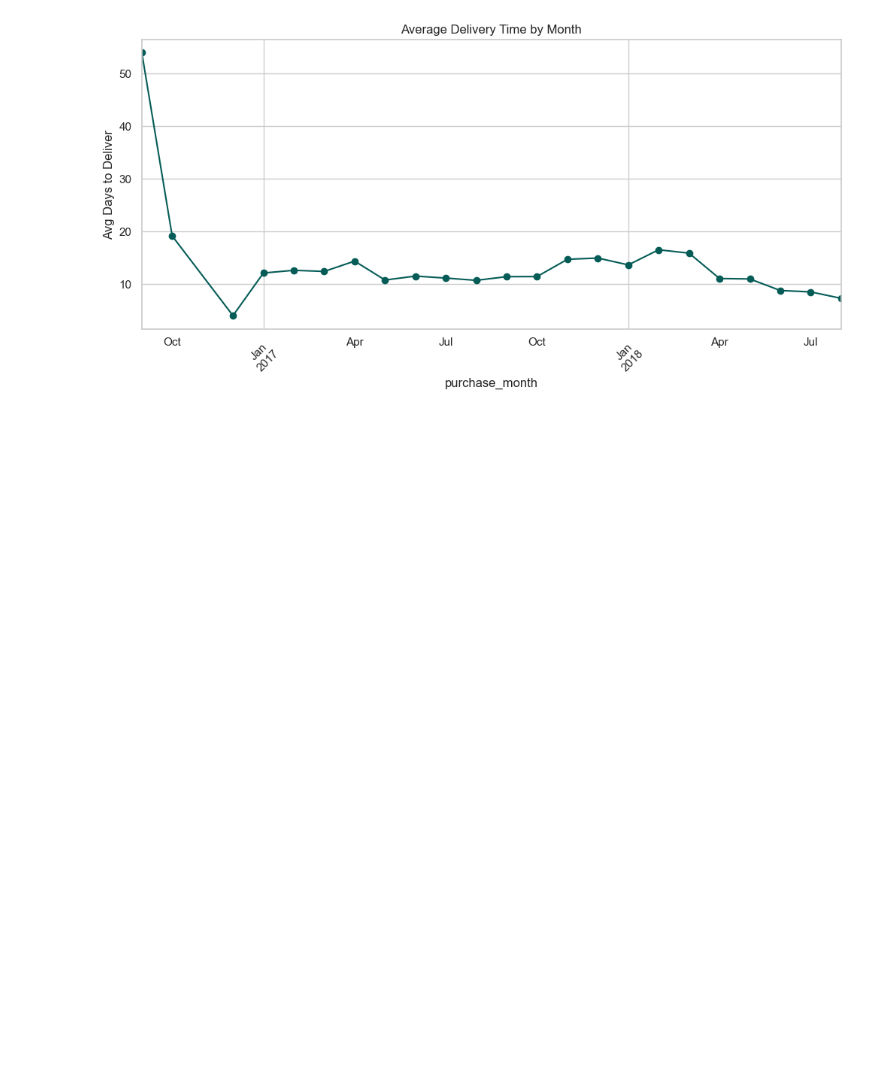
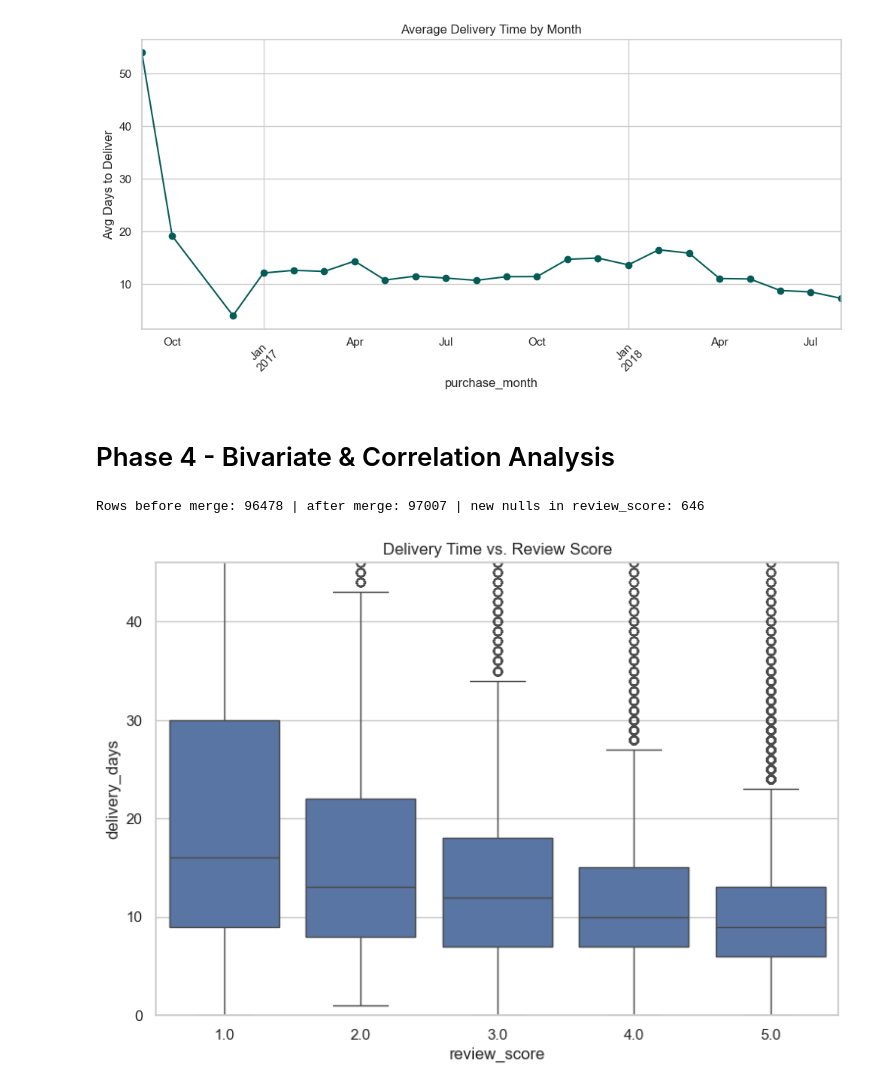
Before and after one commit to AliyarBhos/data-science-journey, a Jupyter notebook: 03_exploratory_data_analysis_and_visualization/olist_eda.ipynb, the cells around one changed output. Saved outputs shown, nothing was run; the diff lists cells and outputs as text; code cells hidden in the pictures; blank space fills up the shorter version.

Commit message:
Phase 4 - Bivariate and Correlation Analysis

```diff
--- a/03_exploratory_data_analysis_and_visualization/olist_eda.ipynb
+++ b/03_exploratory_data_analysis_and_visualization/olist_eda.ipynb
@@ -208,3 +208,19 @@ plt.xticks(rotation=45)
 plt.show()
 # %% [output]
 [figure]
+# %% [markdown]
+# Phase 4 - Bivariate & Correlation Analysis
+# %%
+order_reviews_delivery = delivered.merge(reviews[["order_id", "review_score"]], on="order_id", how="left")
+
+print("Rows before merge:", len(delivered), "| after merge:", len(order_reviews_delivery),
+      "| new nulls in review_score:", order_reviews_delivery["review_score"].isna().sum())
+
+fig, ax = plt.subplots(figsize=(9, 6))
+sns.boxplot(data=order_reviews_delivery, x="review_score", y="delivery_days", ax=ax)
+ax.set_title("Delivery Time vs. Review Score")
+ax.set_ylim(0, order_reviews_delivery["delivery_days"].quantile(0.99))
+plt.show()
+# %% [output]
+Rows before merge: 96478 | after merge: 97007 | new nulls in review_score: 646
+[figure, added]
```
Also changed, not shown: parts of 1 cell of this notebook.
